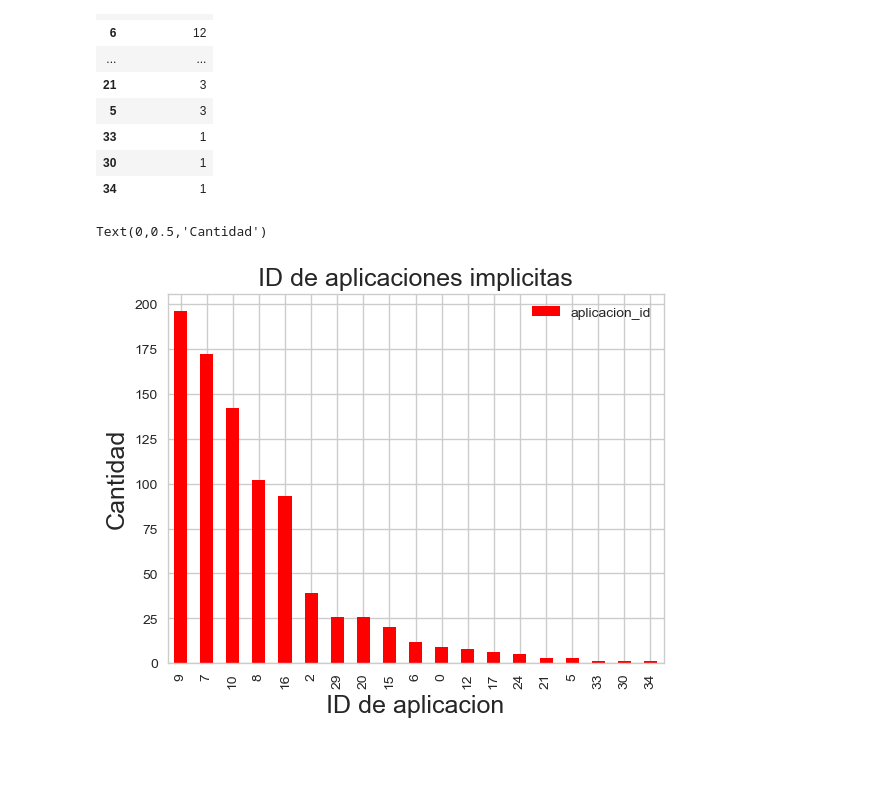
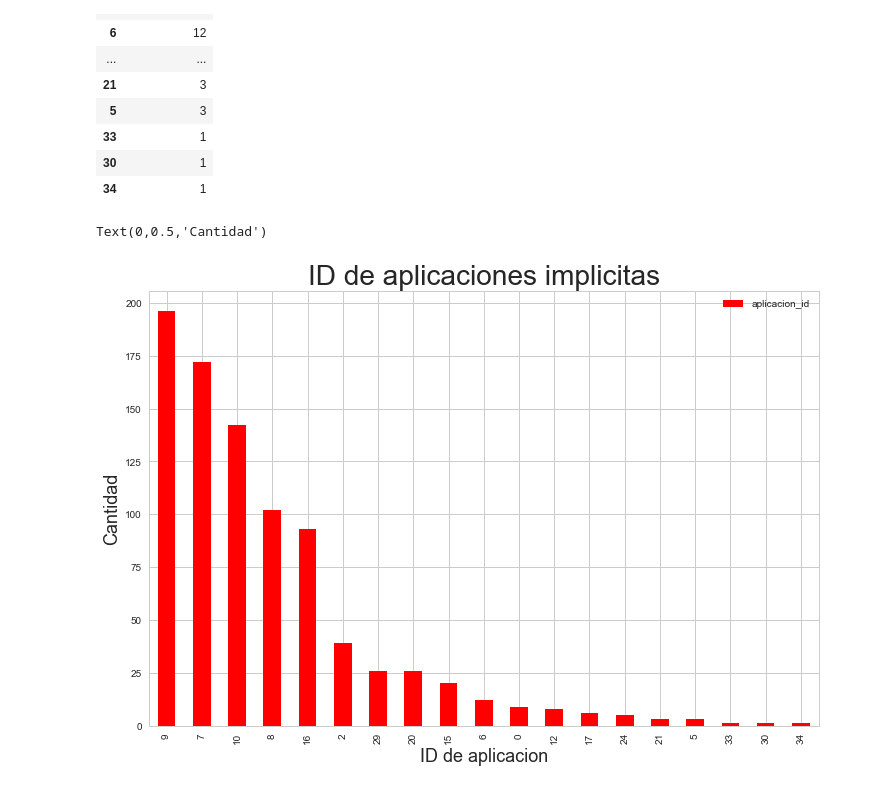
Before and after one commit to LucasCatolino/Organizacion-de-Datos, a Jupyter notebook: Installs.ipynb, the cells around one changed output. Cells and saved outputs as stored; diff of their text form; code cells hidden in the pictures; blank space fills up the shorter version.

Commit message:
Plot Bar de False y de True vs False

```diff
--- a/Installs.ipynb
+++ b/Installs.ipynb
@@ -55,11 +55,13 @@ install
 3412 rows × 18 columns
 # %%
 tabla1 = install[install['implicit'] == True]
-aplicacion=tabla1['application_id'].value_counts()
+aplicacion_T=tabla1['application_id'].value_counts()
+tabla2 = install[install['implicit'] == False]
+aplicacion_F=tabla2['application_id'].value_counts()
 # %%
-tabla2=pd.concat([aplicacion],axis=1)
-tabla2.columns = ['aplicacion_id']
-tabla2
+impTrue=pd.concat([aplicacion_T],axis=1)
+impTrue.columns = ['aplicacion_id']
+impTrue
 # %% [output]
 |  | aplicacion_id |
 | 9 | 196 |
@@ -79,10 +81,12 @@ tabla2
 | 30 | 1 |
 | 34 | 1 |
 # %%
-g = tabla2.plot.bar(color=["Red"])
-g.set_title("ID de aplicaciones implicitas", fontsize=18)
+#Grafico de las aplicaciones con implicit = True
+
+g = impTrue.plot.bar(color=["Red"],figsize=(12,8))
+g.set_title("ID de aplicaciones implicitas", fontsize=28)
 g.set_xlabel("ID de aplicacion",fontsize=18)
 g.set_ylabel("Cantidad",fontsize=18)
 # %% [output]
 Text(0,0.5,'Cantidad')
-[figure, old version]
+[figure, new version]
```
Also changed, not shown: parts of 4 cells of this notebook.
